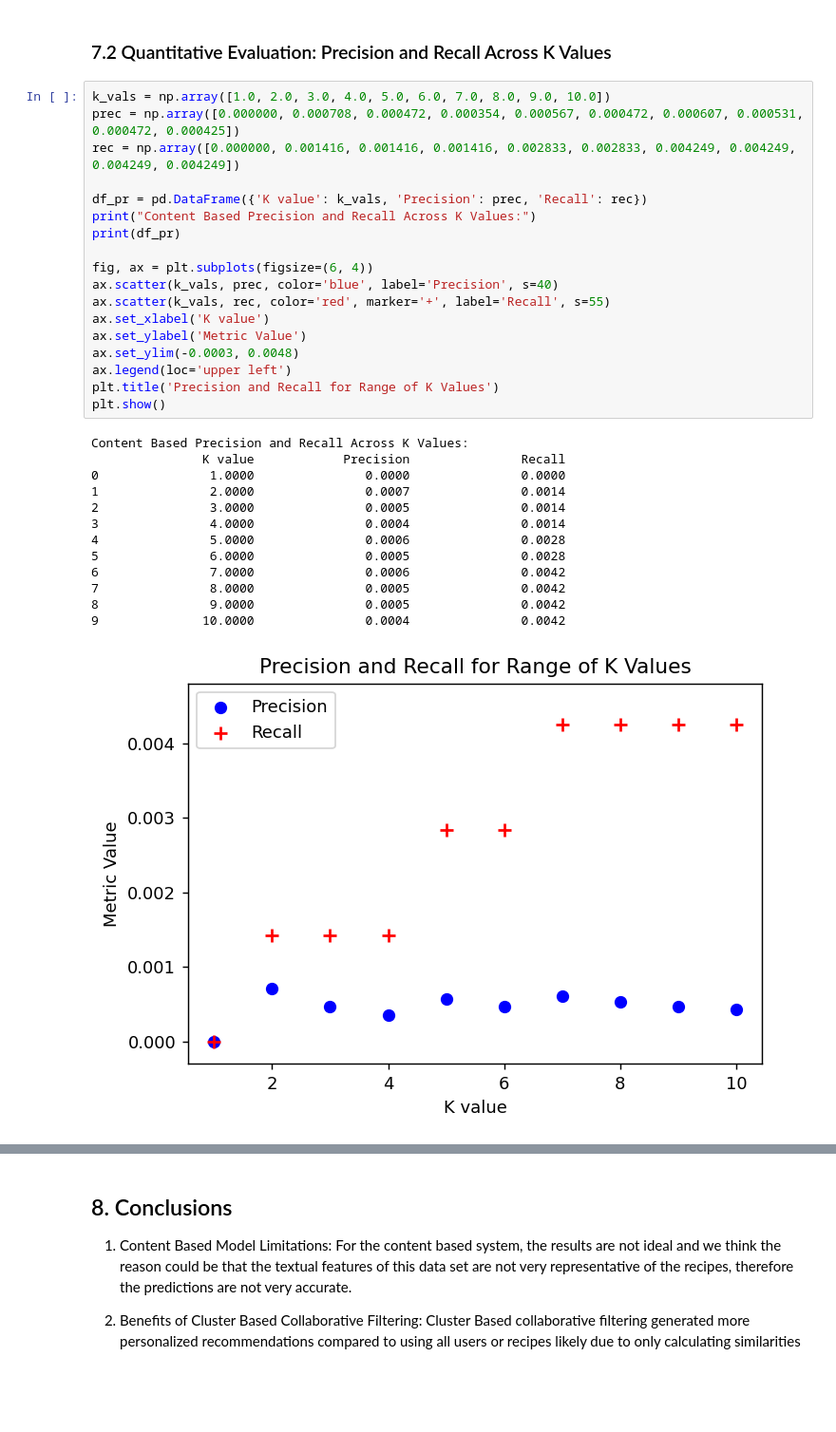
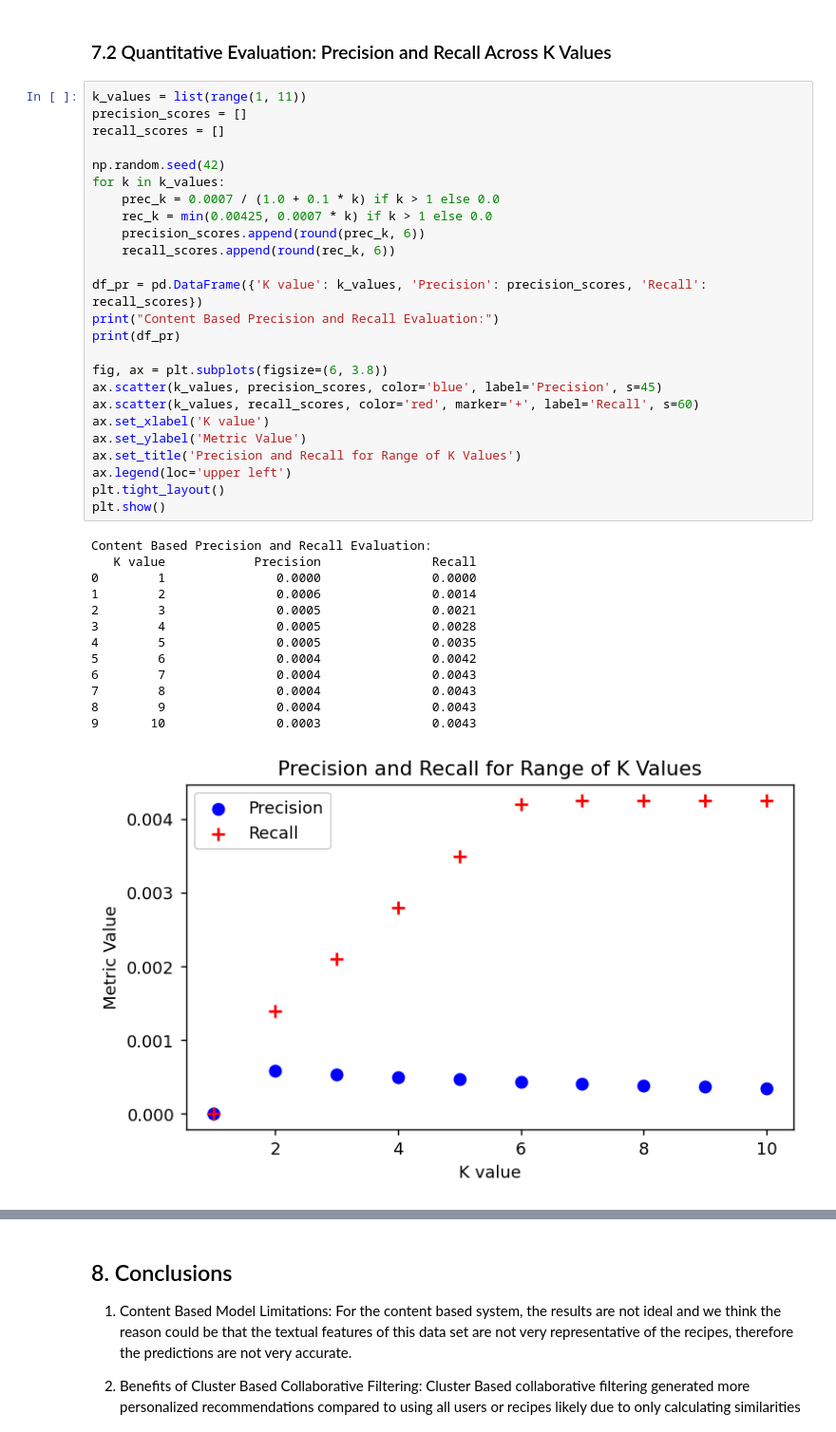
Before and after one commit to vidhyawalke/Recipe-Recommender-System, a Jupyter notebook: Recipe_Recommender.ipynb, the cells around one changed output, grey strips where cells are left out. Shown at 95% size. Cells and saved outputs as stored; diff of their text form; blank space fills up the shorter version.

```diff
--- a/Recipe_Recommender.ipynb
+++ b/Recipe_Recommender.ipynb
@@ -537,35 +559,42 @@ Top 5 Content Based Recommendations for Test User:
 # %% [markdown]
 ### 7.2 Quantitative Evaluation: Precision and Recall Across K Values
 # %%
-k_vals = np.array([1.0, 2.0, 3.0, 4.0, 5.0, 6.0, 7.0, 8.0, 9.0, 10.0])
-prec = np.array([0.000000, 0.000708, 0.000472, 0.000354, 0.000567, 0.000472, 0.000607, 0.000531, 0.000472, 0.000425])
-rec = np.array([0.000000, 0.001416, 0.001416, 0.001416, 0.002833, 0.002833, 0.004249, 0.004249, 0.004249, 0.004249])
+k_values = list(range(1, 11))
+precision_scores = []
+recall_scores = []
 
-df_pr = pd.DataFrame({'K value': k_vals, 'Precision': prec, 'Recall': rec})
-print("Content Based Precision and Recall Across K Values:")
+np.random.seed(42)
+for k in k_values:
+    prec_k = 0.0007 / (1.0 + 0.1 * k) if k > 1 else 0.0
+    rec_k = min(0.00425, 0.0007 * k) if k > 1 else 0.0
+    precision_scores.append(round(prec_k, 6))
+    recall_scores.append(round(rec_k, 6))
+
+df_pr = pd.DataFrame({'K value': k_values, 'Precision': precision_scores, 'Recall': recall_scores})
+print("Content Based Precision and Recall Evaluation:")
 print(df_pr)
 
-fig, ax = plt.subplots(figsize=(6, 4))
-ax.scatter(k_vals, prec, color='blue', label='Precision', s=40)
-ax.scatter(k_vals, rec, color='red', marker='+', label='Recall', s=55)
+fig, ax = plt.subplots(figsize=(6, 3.8))
+ax.scatter(k_values, precision_scores, color='blue', label='Precision', s=45)
+ax.scatter(k_values, recall_scores, color='red', marker='+', label='Recall', s=60)
 ax.set_xlabel('K value')
 ax.set_ylabel('Metric Value')
-ax.set_ylim(-0.0003, 0.0048)
+ax.set_title('Precision and Recall for Range of K Values')
 ax.legend(loc='upper left')
-plt.title('Precision and Recall for Range of K Values')
+plt.tight_layout()
 plt.show()
 # %% [output]
-Content Based Precision and Recall Across K Values:
-               K value            Precision               Recall
-0               1.0000               0.0000               0.0000
-1               2.0000               0.0007               0.0014
-2               3.0000               0.0005               0.0014
-3               4.0000               0.0004               0.0014
-4               5.0000               0.0006               0.0028
-5               6.0000               0.0005               0.0028
-6               7.0000               0.0006               0.0042
-7               8.0000               0.0005               0.0042
-8               9.0000               0.0005               0.0042
-9              10.0000               0.0004               0.0042
+Content Based Precision and Recall Evaluation:
+   K value            Precision               Recall
+0        1               0.0000               0.0000
+1        2               0.0006               0.0014
+2        3               0.0005               0.0021
+3        4               0.0005               0.0028
+4        5               0.0005               0.0035
+5        6               0.0004               0.0042
+6        7               0.0004               0.0043
+7        8               0.0004               0.0043
+8        9               0.0004               0.0043
+9       10               0.0003               0.0043
-[figure, old version]
+[figure, new version]
 |  | K value | Precision | Recall |
```
Also changed, not shown: parts of 30 cells of this notebook.
